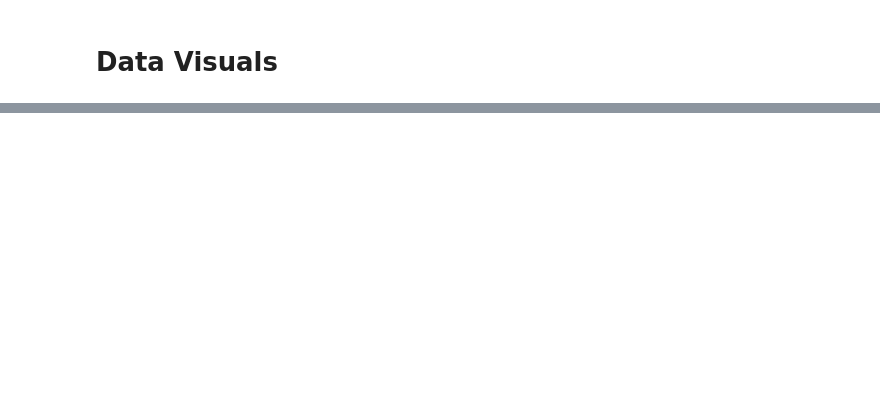
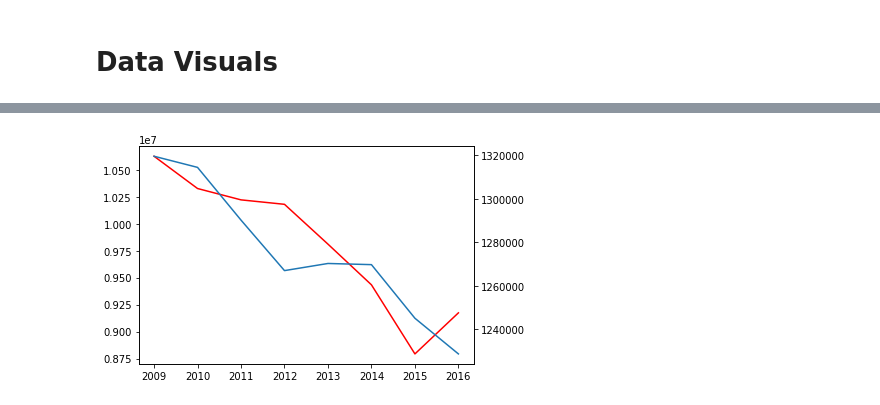
Before and after one commit to octaviaisom/Project1, a Jupyter notebook: main_oi.ipynb, the cells around one changed output, grey strips where cells are left out. Saved outputs shown, nothing was run; the diff lists cells and outputs as text; code cells hidden in the pictures; blank space fills up the shorter version.

```diff
--- a/main_oi.ipynb
+++ b/main_oi.ipynb
@@ -100,0 +128,15 @@ sns.pairplot(range(crime_vs_race.shape[20:])
+# %%
+fig, ax1 = plt.subplots()
+yearly_crime = crime_vs_race.groupby(['Year']).sum()['Total Crime']
+ax1.plot(yearly_crime, color='r')
+
+ax2 = ax1.twinx()
+yearly_prisoner = crime_vs_race.groupby(['Year']).sum()['Prisoner Count']
+ax2.plot(yearly_prisoner)
+
+
+#plt.savefig('Output/pop_vs_incar_pop.png')
+
+plt.show()
+# %% [output]
+[figure, added]
```
Also changed, not shown: parts of 7 cells of this notebook, 2 other files.
